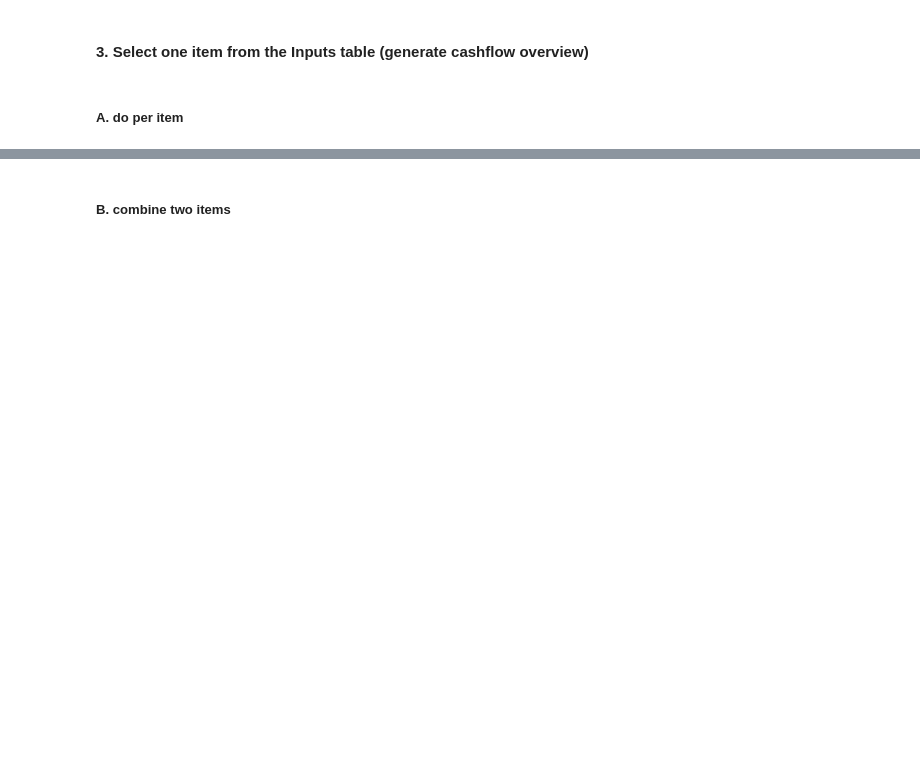
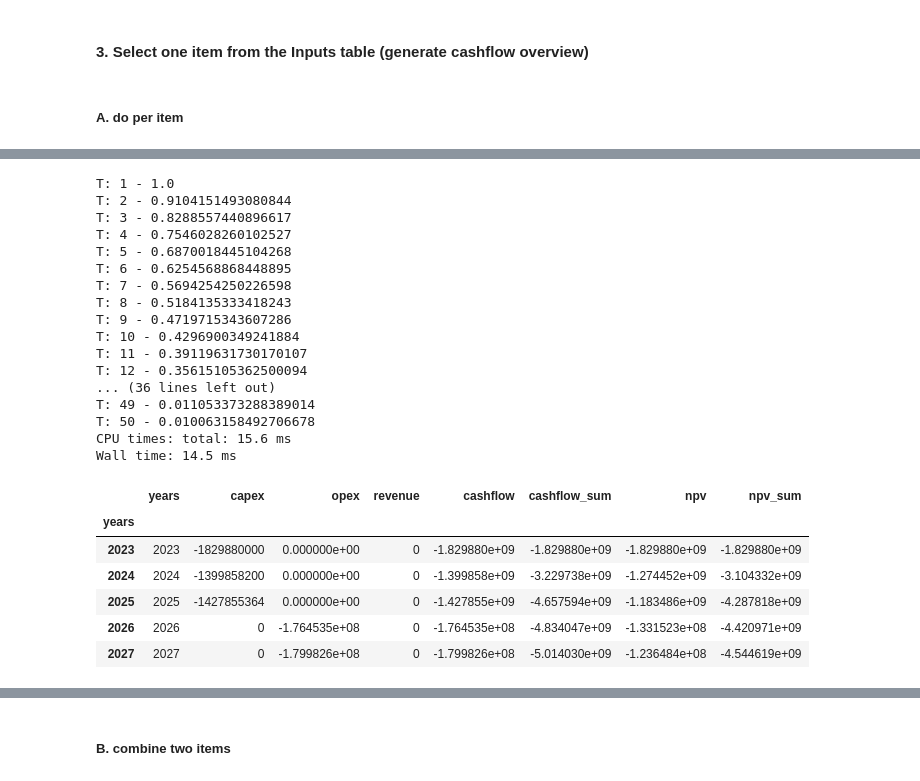
Before and after one commit to VanOord/OpenSCSim, a Jupyter notebook: From XLS to cashflow.ipynb, the cells around one changed output, grey strips where cells are left out. Cells and saved outputs as stored; diff of their text form; code cells hidden in the pictures; blank space fills up the shorter version.

```diff
--- a/From XLS to cashflow.ipynb
+++ b/From XLS to cashflow.ipynb
@@ -246,0 +246,31 @@ Wall time: 2.94 s
+# %%
+%%time
+df_npv_Turbines = calculate_npv(df_Turbines,
+                                baseyear=Inputs[Inputs.Description == 'Escalation base year'].Number.item(),
+                                WACC=Inputs[Inputs.Description == 'WACC'].Number.item())
+df_npv_Turbines.head()
+# %% [output]
+T: 1 - 1.0
+T: 2 - 0.9104151493080844
+T: 3 - 0.8288557440896617
+T: 4 - 0.7546028260102527
+T: 5 - 0.6870018445104268
+T: 6 - 0.6254568868448895
+T: 7 - 0.5694254250226598
+T: 8 - 0.5184135333418243
+T: 9 - 0.4719715343607286
+T: 10 - 0.4296900349241884
+T: 11 - 0.39119631730170107
+T: 12 - 0.35615105362500094
+... (36 lines left out)
+T: 49 - 0.011053373288389014
+T: 50 - 0.010063158492706678
+CPU times: total: 15.6 ms
+Wall time: 14.5 ms
+|  | years | capex | opex | revenue | cashflow | cashflow_sum | npv | npv_sum |
+| years |  |  |  |  |  |  |  |  |
+| 2023 | 2023 | -1829880000 | 0.000000e+00 | 0 | -1.829880e+09 | -1.829880e+09 | -1.829880e+09 | -1.829880e+09 |
+| 2024 | 2024 | -1399858200 | 0.000000e+00 | 0 | -1.399858e+09 | -3.229738e+09 | -1.274452e+09 | -3.104332e+09 |
+| 2025 | 2025 | -1427855364 | 0.000000e+00 | 0 | -1.427855e+09 | -4.657594e+09 | -1.183486e+09 | -4.287818e+09 |
+| 2026 | 2026 | 0 | -1.764535e+08 | 0 | -1.764535e+08 | -4.834047e+09 | -1.331523e+08 | -4.420971e+09 |
+| 2027 | 2027 | 0 | -1.799826e+08 | 0 | -1.799826e+08 | -5.014030e+09 | -1.236484e+08 | -4.544619e+09 |
```
Also changed, not shown: parts of 31 cells of this notebook, 1 other file.
